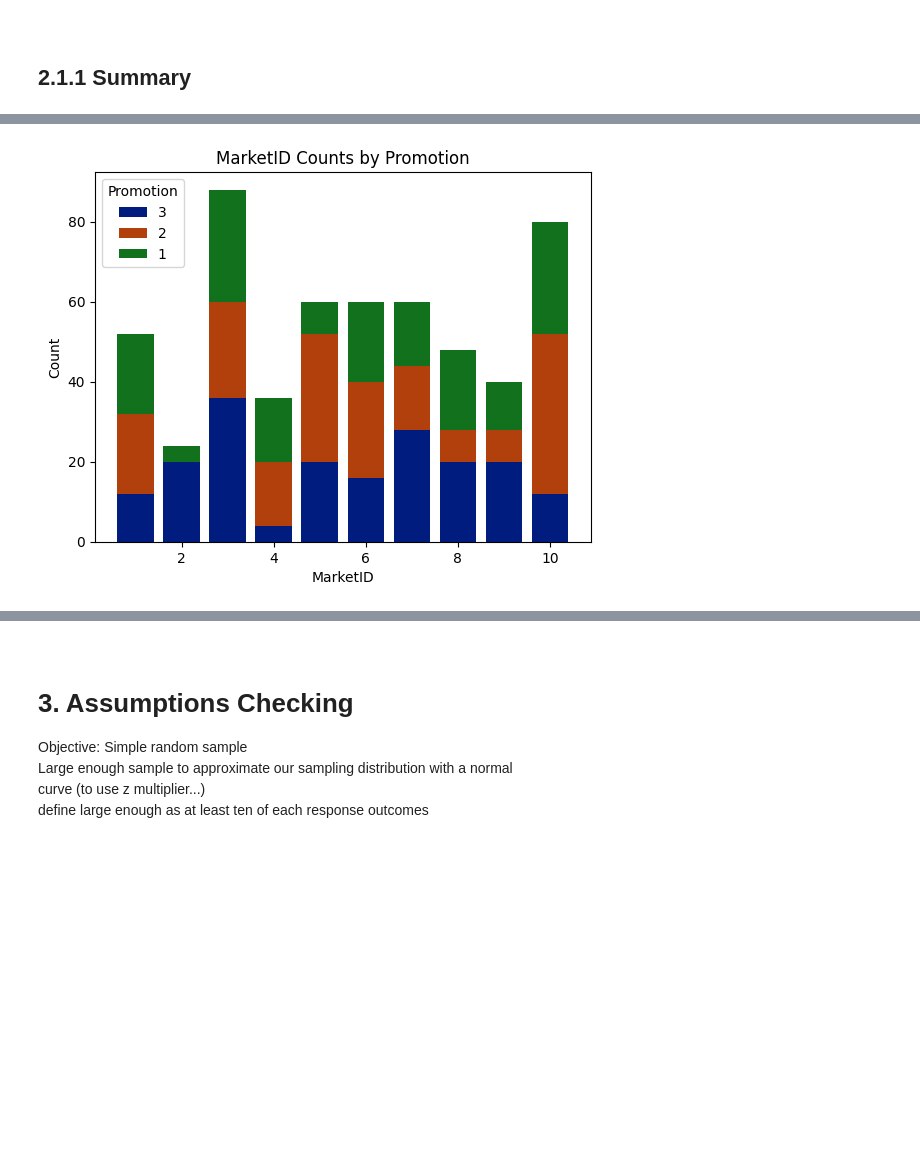
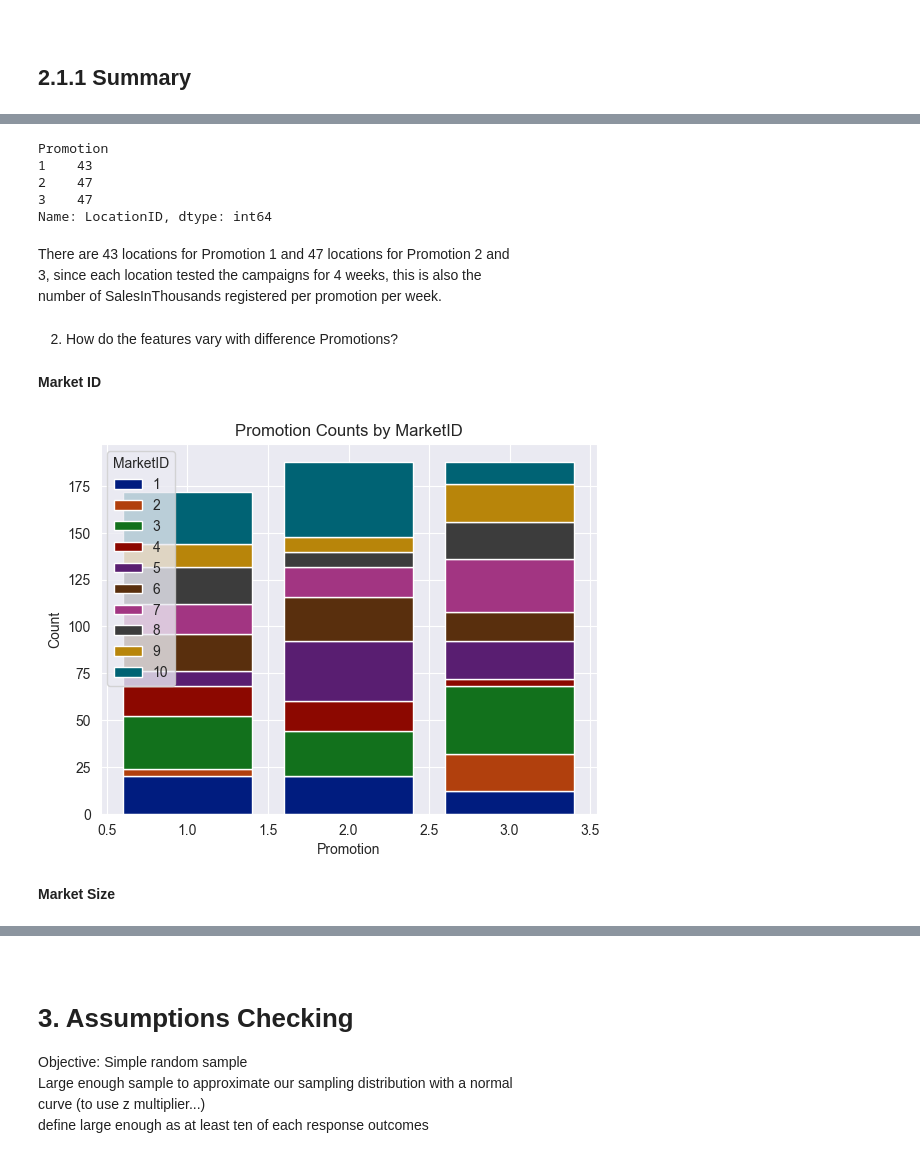
Before and after one commit to CelineChiLamNg/AB-tests, a Jupyter notebook: fast_food.ipynb, the cells around one changed output, grey strips where cells are left out. Saved outputs shown, nothing was run; the diff lists cells and outputs as text; code cells hidden in the pictures; blank space fills up the shorter version.

Commit message:
almost done fastfood

```diff
--- a/fast_food.ipynb
+++ b/fast_food.ipynb
@@ -196,0 +213,15 @@ features, and the relationship between them, specially with the 3 promotions.
+# %%
+fastfood.groupby(['Promotion'])['LocationID'].nunique()
+# %% [output]
+Promotion
+1    43
+2    47
+3    47
+Name: LocationID, dtype: int64
+# %% [markdown]
+There are 43 locations for Promotion 1 and 47 locations for Promotion 2 and
+<br>
+3, since each location tested the campaigns for 4 weeks, this is also the <br>
+number of SalesInThousands registered per promotion per week.
+# %% [markdown]
+2. How do the features vary with difference Promotions?
@@ -197,5 +230,9 @@ features, and the relationship between them, specially with the 3 promotions.
+# %% [markdown]
+**Market ID**
 # %%
-stacked_bar_plot(fastfood, col='MarketID', hue='Promotion')
+stacked_bar_plot(fastfood, col='Promotion', hue='MarketID')
 # %% [output]
-[figure, old version]
+[figure, new version]
+# %% [markdown]
+**Market Size**
 # %%
```
Also changed, not shown: parts of 54 cells of this notebook, 3 other files.
